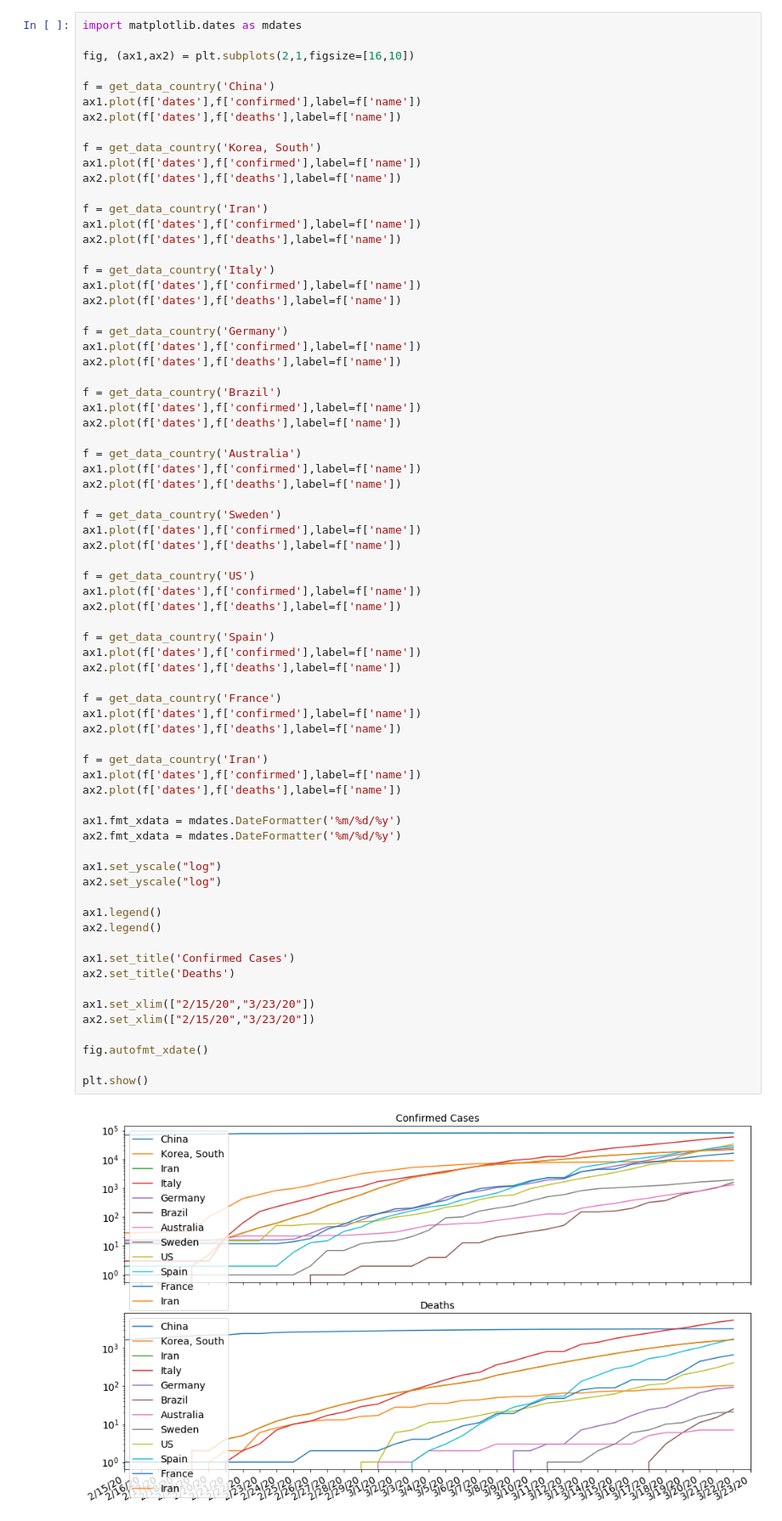
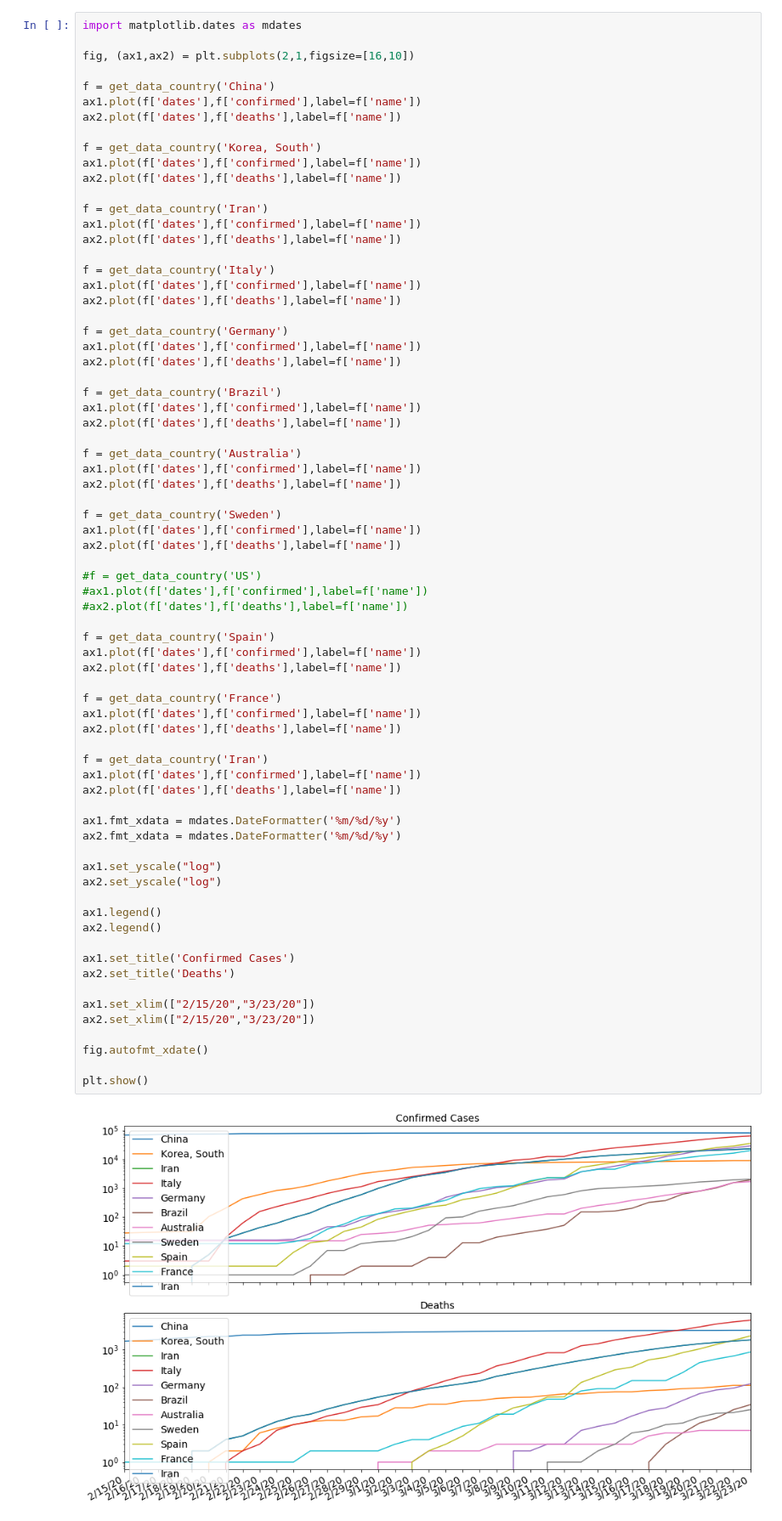
Before and after one commit to StanleyCruvinel/covid19, a Jupyter notebook: Covid19_changes.ipynb, the cells around one changed output. Shown at 85% size. Drawn from its saved outputs; the diff is of its cells as text.

Commit message:
new chart

```diff
--- a/Covid19_changes.ipynb
+++ b/Covid19_changes.ipynb
@@ -241,42 +208,42 @@ f = get_data_country('Sweden')
 ax1.plot(f['dates'],f['confirmed'],label=f['name'])
 ax2.plot(f['dates'],f['deaths'],label=f['name'])
 
-f = get_data_country('US')
-ax1.plot(f['dates'],f['confirmed'],label=f['name'])
-ax2.plot(f['dates'],f['deaths'],label=f['name'])
+#f = get_data_country('US')
+#ax1.plot(f['dates'],f['confirmed'],label=f['name'])
+#ax2.plot(f['dates'],f['deaths'],label=f['name'])
 
 f = get_data_country('Spain')
 ax1.plot(f['dates'],f['confirmed'],label=f['name'])
 ax2.plot(f['dates'],f['deaths'],label=f['name'])
 
 f = get_data_country('France')
 ax1.plot(f['dates'],f['confirmed'],label=f['name'])
 ax2.plot(f['dates'],f['deaths'],label=f['name'])
 
 f = get_data_country('Iran')
 ax1.plot(f['dates'],f['confirmed'],label=f['name'])
 ax2.plot(f['dates'],f['deaths'],label=f['name'])
 
 ax1.fmt_xdata = mdates.DateFormatter('%m/%d/%y')
 ax2.fmt_xdata = mdates.DateFormatter('%m/%d/%y')
 
 ax1.set_yscale("log")
 ax2.set_yscale("log")
 
 ax1.legend()
 ax2.legend()
 
 ax1.set_title('Confirmed Cases')
 ax2.set_title('Deaths')
 
 ax1.set_xlim(["2/15/20","3/23/20"])
 ax2.set_xlim(["2/15/20","3/23/20"])
 
 fig.autofmt_xdate()
 
 plt.show()
 # %% [output]
-[figure, old version]
+[figure, new version]
 # %% [markdown]
 ### Taxa de mortalidade
 
```
Also changed, not shown: parts of 15 cells of this notebook.
